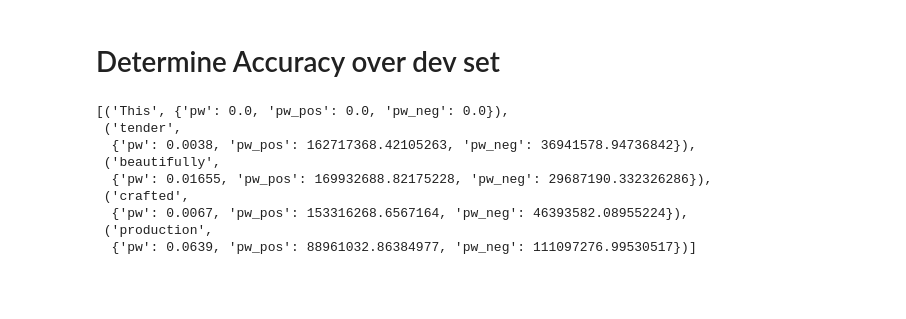
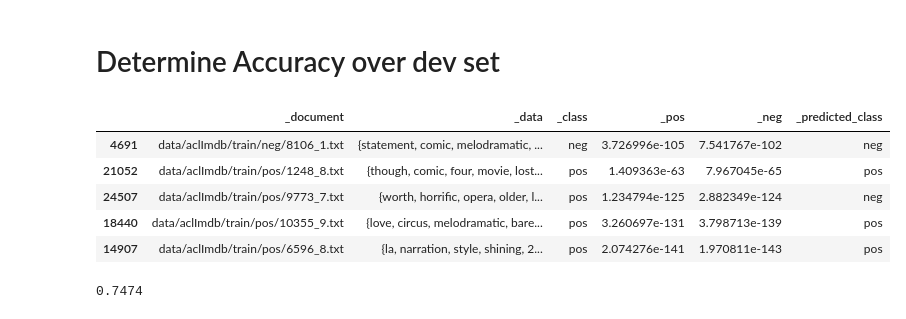
Before and after one commit to harsha993/sa-nb-review, a Jupyter notebook: nb.ipynb, the cells around one changed output. Saved outputs shown, nothing was run; the diff lists cells and outputs as text; code cells hidden in the pictures; blank space fills up the shorter version.

Commit message:
Probabilites calculcated properly and classes for dev set are predicted at ~75% accuracy

```diff
--- a/nb.ipynb
+++ b/nb.ipynb
@@ -169,6 +181,9 @@ plt.show()
 # %%
-num_docs = {'pos': train_df[train_df['_class']=='pos'].shape[0]
-            ,'neg': train_df[train_df['_class']=='neg'].shape[0]}
-P_sent = {}
-P_word = {}
-Pcond_word = {'pos':{}, 'neg':{}}
+num_sentiment = {}
+num_sentiment['pos'] = train_df[train_df['_class']=='pos'].shape[0]
+num_sentiment['neg'] = train_df[train_df['_class']=='neg'].shape[0]
+
+def get_conditional(word, sentiment):
+    if word not in word_counts:
+        return 0
+    return word_counts[word][sentiment]/num_sentiment[sentiment]
@@ -196,14 +190,22 @@ def calculate_sentiment_probability(document, corpus, sentiment):
+# %%
+def get_posterior(document, sentiment):
+    p = num_sentiment[sentiment]/train_df.shape[0]
+#     print("# of {} records:{}, # of records{}, P({})={}".format(sentiment, num_sentiment[sentiment],train_df.shape[0], sentiment,p))
+    for word in document:
+#         print('P({}|{}) = {}'.format(word, sentiment, get_conditional(word, sentiment)))
+        p *= get_conditional(word, sentiment)
+#         print("P(class={}| {}) = {}\n\n".format(sentiment, ','.join(document),p))
+    return p
 # %%
-def predict_sentiment(row):
-    if row['_pos']== 0.0 and row['_neg'] == 0.0:
-        r = {'pos':'neg','neg':'pos'}
+def determine_class(row):
+    r = {'pos':'neg','neg':'pos'}
+    if row['_pos'] == 0 and row['_neg'] == 0:
         return r[row['_class']]
+    if row['_pos'] >= row['_neg']:
+        return 'pos'
     else:
-        if row['_pos'] > row['_neg']:
-            return 'pos'
-        else:
-            return 'neg'
+        return 'neg'
 # %%
-# dev_df['_pos'] = dev_df['_data'].apply(lambda document: calculate_sentiment_probability(document, train_df, 'pos'))
-# dev_df['_neg'] = dev_df['_data'].apply(lambda document: calculate_sentiment_probability(document, train_df, 'neg'))
-# dev_df['_predicted_class'] = dev_df.apply(lambda row: predict_sentiment(row), axis=1)
+dev_df['_pos'] = dev_df['_data'].apply(lambda doc: get_posterior(doc, 'pos'))
+dev_df['_neg'] = dev_df['_data'].apply(lambda doc: get_posterior(doc, 'neg'))
+dev_df['_predicted_class'] = dev_df.apply(determine_class,axis=1)
@@ -212,3 +212,13 @@ def predict_sentiment(row):
+# %%
+dev_df.head()
+# %% [output]
+|  | _document | _data | _class | _pos | _neg | _predicted_class |
+| 4691 | data/aclImdb/train/neg/8106_1.txt | {statement, comic, melodramatic, ... | neg | 3.726996e-105 | 7.541767e-102 | neg |
+| 21052 | data/aclImdb/train/pos/1248_8.txt | {though, comic, four, movie, lost... | pos | 1.409363e-63 | 7.967045e-65 | pos |
+| 24507 | data/aclImdb/train/pos/9773_7.txt | {worth, horrific, opera, older, l... | pos | 1.234794e-125 | 2.882349e-124 | neg |
+| 18440 | data/aclImdb/train/pos/10355_9.txt | {love, circus, melodramatic, bare... | pos | 3.260697e-131 | 3.798713e-139 | pos |
+| 14907 | data/aclImdb/train/pos/6596_8.txt | {la, narration, style, shining, 2... | pos | 2.074276e-141 | 1.970811e-143 | pos |
 # %%
-# acc = dev_df[dev_df['_class']==dev_df['_predicted_class']].shape[0]/dev_df.shape[0]
-# print(acc)
+acc = dev_df[dev_df['_class']==dev_df['_predicted_class']].shape[0]/dev_df.shape[0]
+# %% [output]
+0.7474
@@ -234,13 +224,0 @@ def get_prob(word):
-# %%
-vocab = [(w,get_prob(w)) for w in wc[:5]]
-vocab
-# %% [output]
-[('This', {'pw': 0.0, 'pw_pos': 0.0, 'pw_neg': 0.0}),
- ('tender',
-  {'pw': 0.0038, 'pw_pos': 162717368.42105263, 'pw_neg': 36941578.94736842}),
- ('beautifully',
-  {'pw': 0.01655, 'pw_pos': 169932688.82175228, 'pw_neg': 29687190.332326286}),
- ('crafted',
-  {'pw': 0.0067, 'pw_pos': 153316268.6567164, 'pw_neg': 46393582.08955224}),
- ('production',
-  {'pw': 0.0639, 'pw_pos': 88961032.86384977, 'pw_neg': 111097276.99530517})]
```
Also changed, not shown: parts of 17 cells of this notebook.
